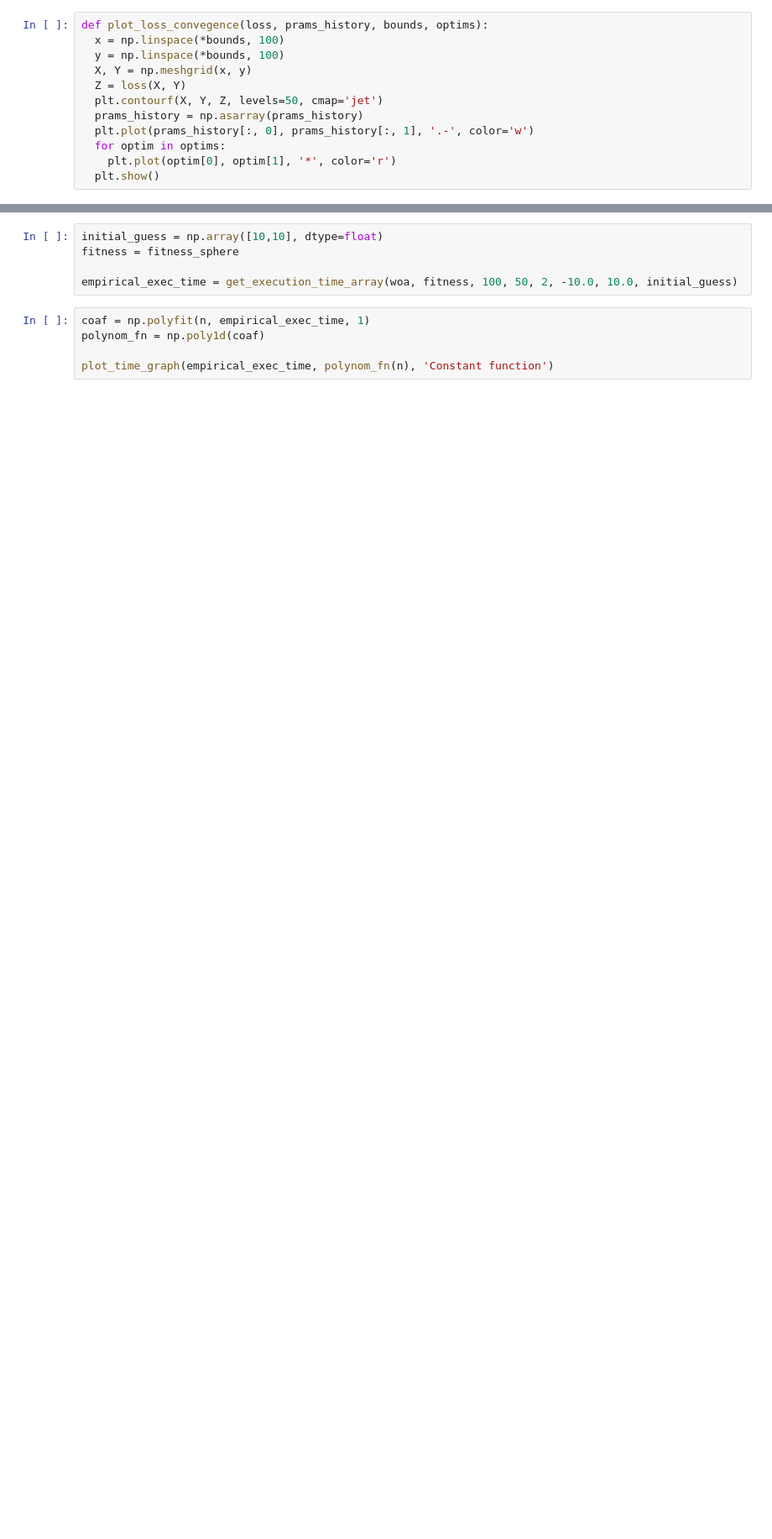
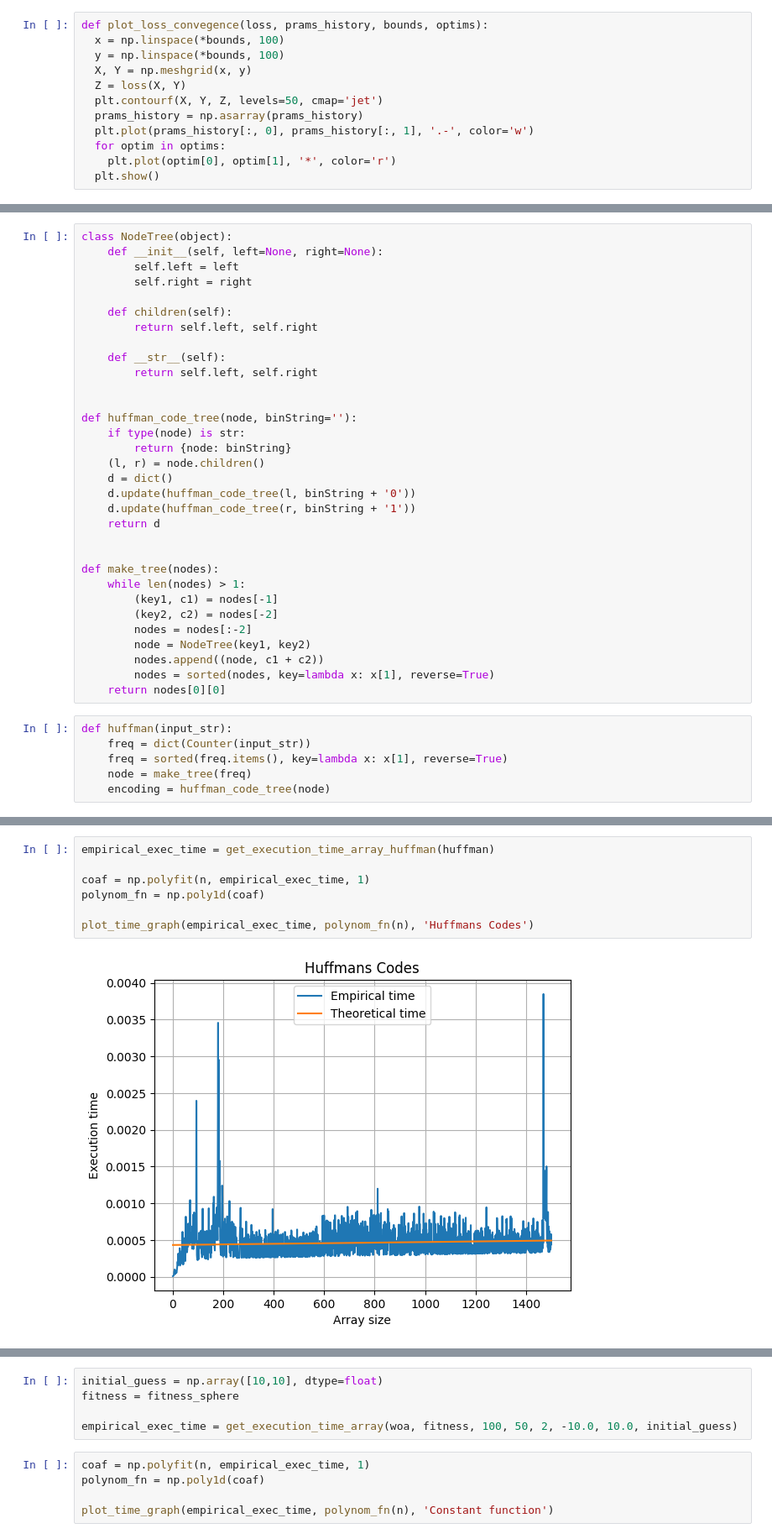
Before and after one commit to RuslanKozlyak/Labs_ITMO, a Jupyter notebook: AandD/LR8.ipynb, the cells around one changed output, grey strips where cells are left out. Shown at 84% size. Saved outputs shown, nothing was run; the diff lists cells and outputs as text; blank space fills up the shorter version.

Commit message:
Lr8 add huffmans codes

```diff
--- a/AandD/LR8.ipynb
+++ b/AandD/LR8.ipynb
@@ -77,0 +95,38 @@ def plot_loss_convegence(loss, prams_history, bounds, optims):
+# %%
+class NodeTree(object):
+    def __init__(self, left=None, right=None):
+        self.left = left
+        self.right = right
+
+    def children(self):
+        return self.left, self.right
+
+    def __str__(self):
+        return self.left, self.right
+
+
+def huffman_code_tree(node, binString=''):
+    if type(node) is str:
+        return {node: binString}
+    (l, r) = node.children()
+    d = dict()
+    d.update(huffman_code_tree(l, binString + '0'))
+    d.update(huffman_code_tree(r, binString + '1'))
+    return d
+
+
+def make_tree(nodes):
+    while len(nodes) > 1:
+        (key1, c1) = nodes[-1]
+        (key2, c2) = nodes[-2]
+        nodes = nodes[:-2]
+        node = NodeTree(key1, key2)
+        nodes.append((node, c1 + c2))
+        nodes = sorted(nodes, key=lambda x: x[1], reverse=True)
+    return nodes[0][0]
+# %%
+def huffman(input_str):
+    freq = dict(Counter(input_str))
+    freq = sorted(freq.items(), key=lambda x: x[1], reverse=True)
+    node = make_tree(freq)
+    encoding = huffman_code_tree(node)
@@ -77,0 +138,9 @@ def plot_loss_convegence(loss, prams_history, bounds, optims):
+# %%
+empirical_exec_time = get_execution_time_array_huffman(huffman)
+
+coaf = np.polyfit(n, empirical_exec_time, 1)
+polynom_fn = np.poly1d(coaf)
+
+plot_time_graph(empirical_exec_time, polynom_fn(n), 'Huffmans Codes')
+# %% [output]
+[figure, added]
```
Also changed, not shown: parts of 5 cells of this notebook.
